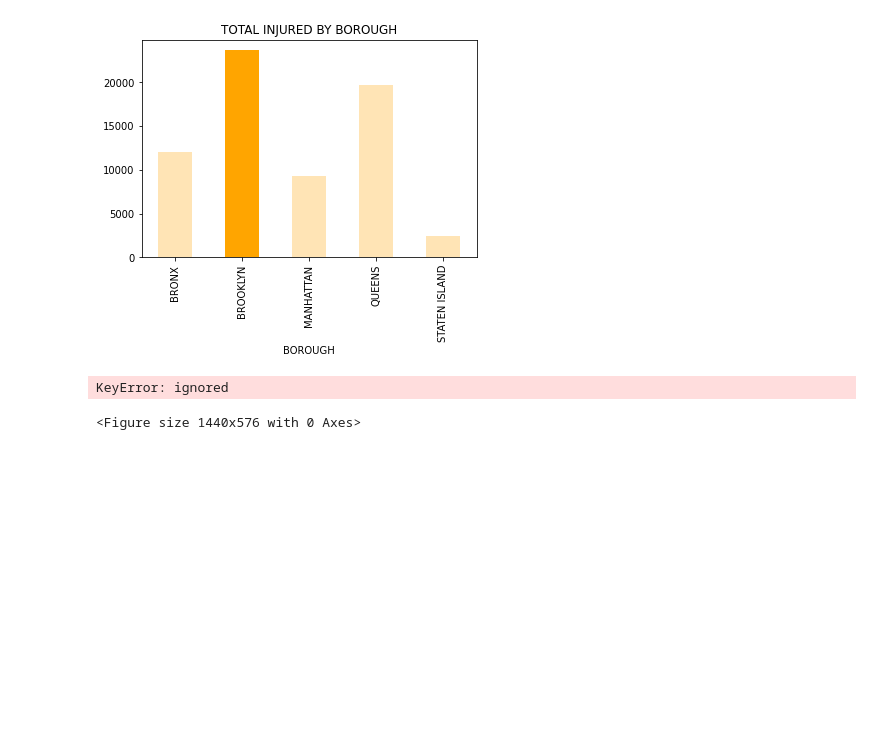
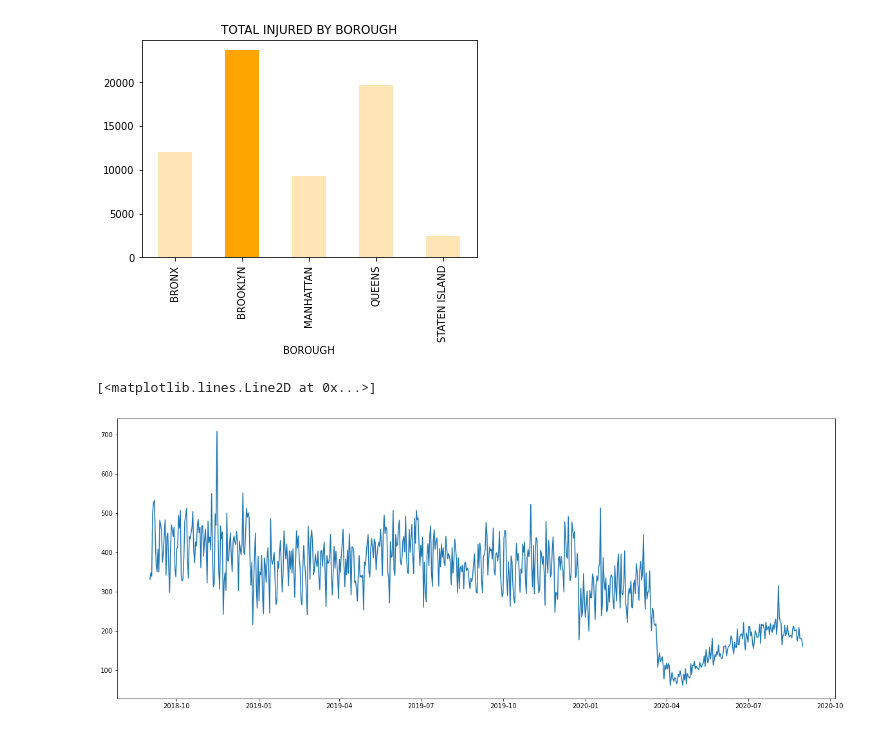
Before and after one commit to sulei7901/Capstone, a Jupyter notebook: NYPD_Motor_Vehicle_Collisions.ipynb, the cells around one changed output. Cells and saved outputs as stored; diff of their text form; code cells hidden in the pictures; blank space fills up the shorter version.

```diff
--- a/NYPD_Motor_Vehicle_Collisions.ipynb
+++ b/NYPD_Motor_Vehicle_Collisions.ipynb
@@ -124,7 +124,7 @@ AxesSubplot(0.125,0.125;0.775x0.755)
 # %%
 # Plot number of collisions over time
 plt.figure(figsize=(20,8))
-plt.plot(df['CRASH_DATE'].value_counts().sort_index())
+plt.plot(df['CRASH DATE'].value_counts().sort_index())
 # %% [output]
-KeyError: ignored
+[<matplotlib.lines.Line2D at 0x...>]
-<Figure size 1440x576 with 0 Axes>
+[figure, added]
```
